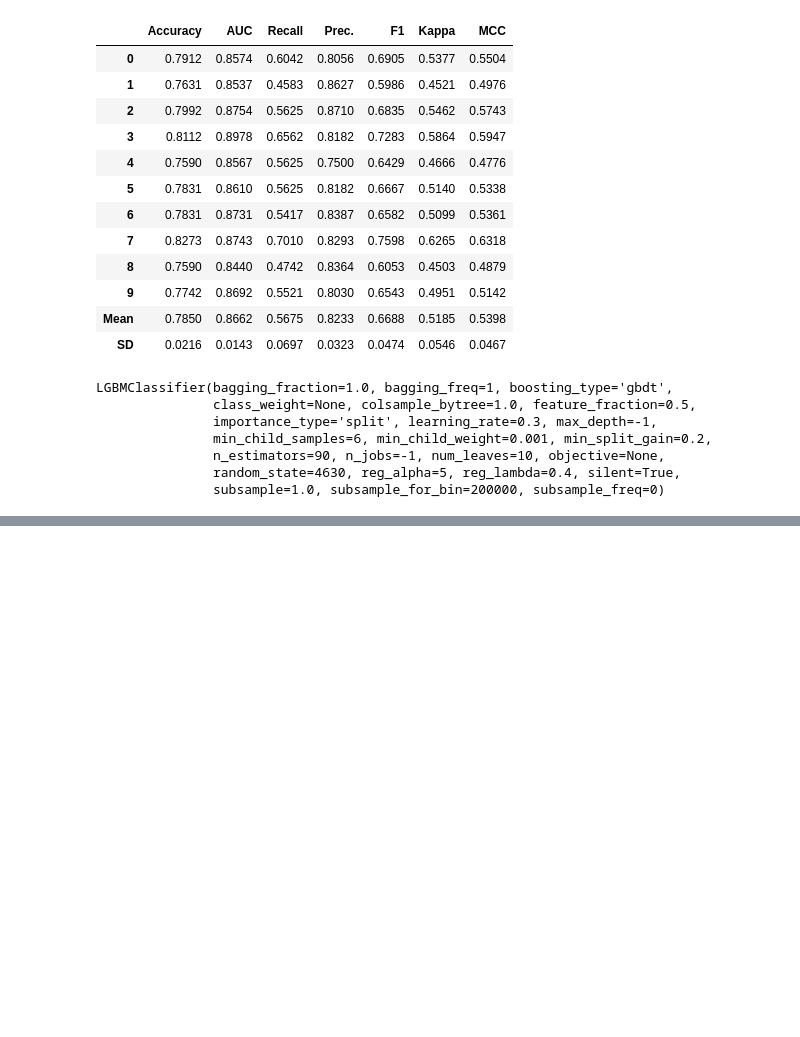
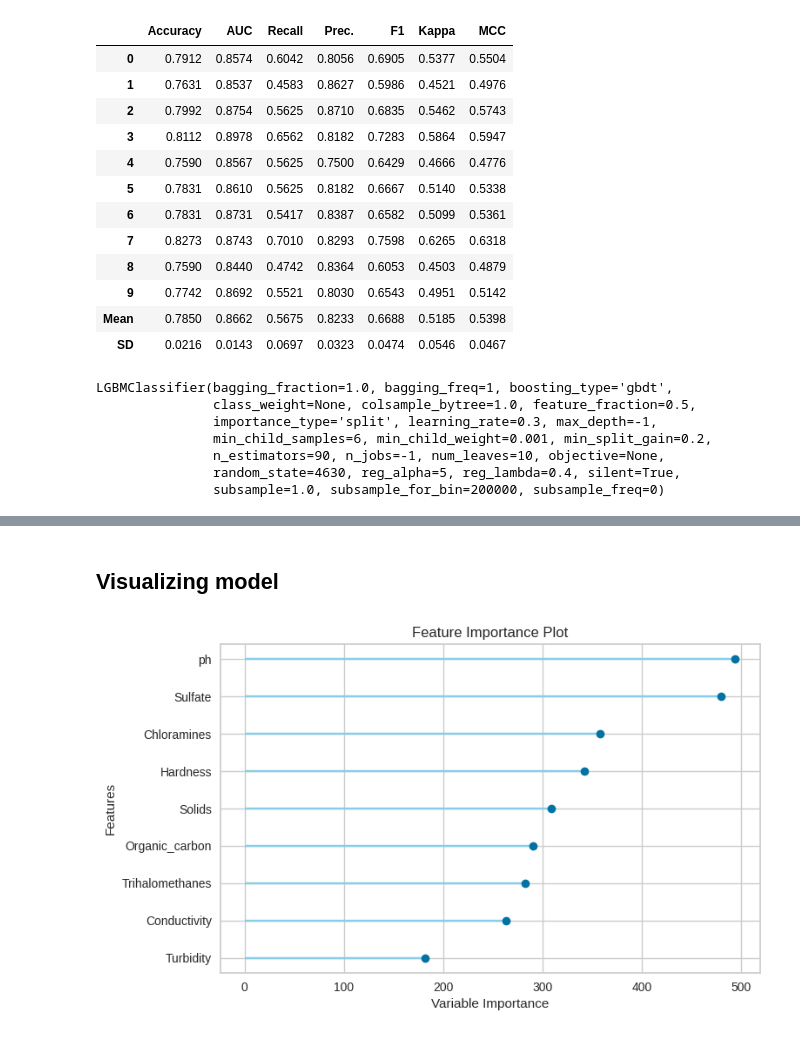
Before and after one commit to gyana-ranjan-dash/water-potability, a Jupyter notebook: water_probability.ipynb, the cells around one changed output, grey strips where cells are left out. Saved outputs shown, nothing was run; the diff lists cells and outputs as text; code cells hidden in the pictures; blank space fills up the shorter version.

```diff
--- a/water_probability.ipynb
+++ b/water_probability.ipynb
@@ -299,0 +339,6 @@ LGBMClassifier(bagging_fraction=1.0, bagging_freq=1, boosting_type='gbdt',
+# %% [markdown]
+## Visualizing model
+# %%
+plot_model(GBM, 'feature')
+# %% [output]
+[figure, added]
```
Also changed, not shown: parts of 14 cells of this notebook.
